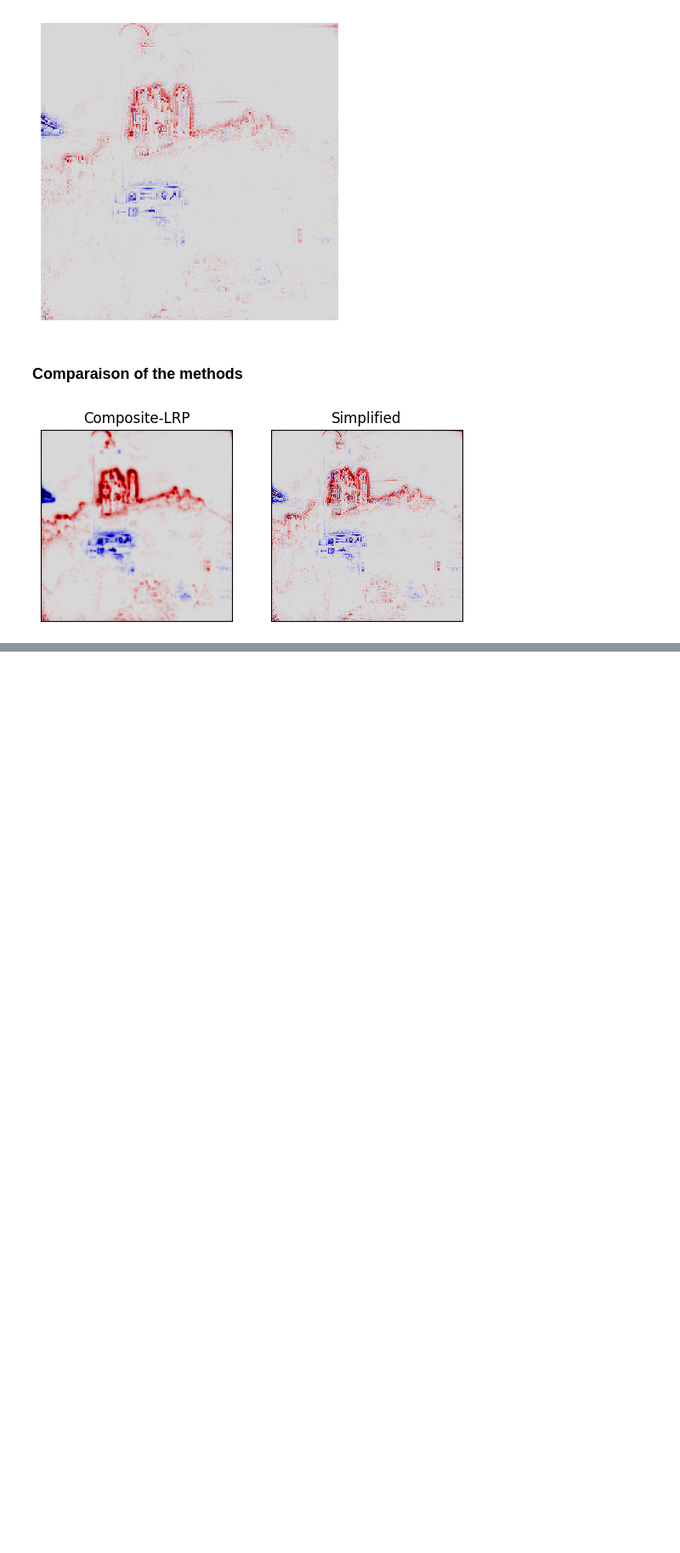
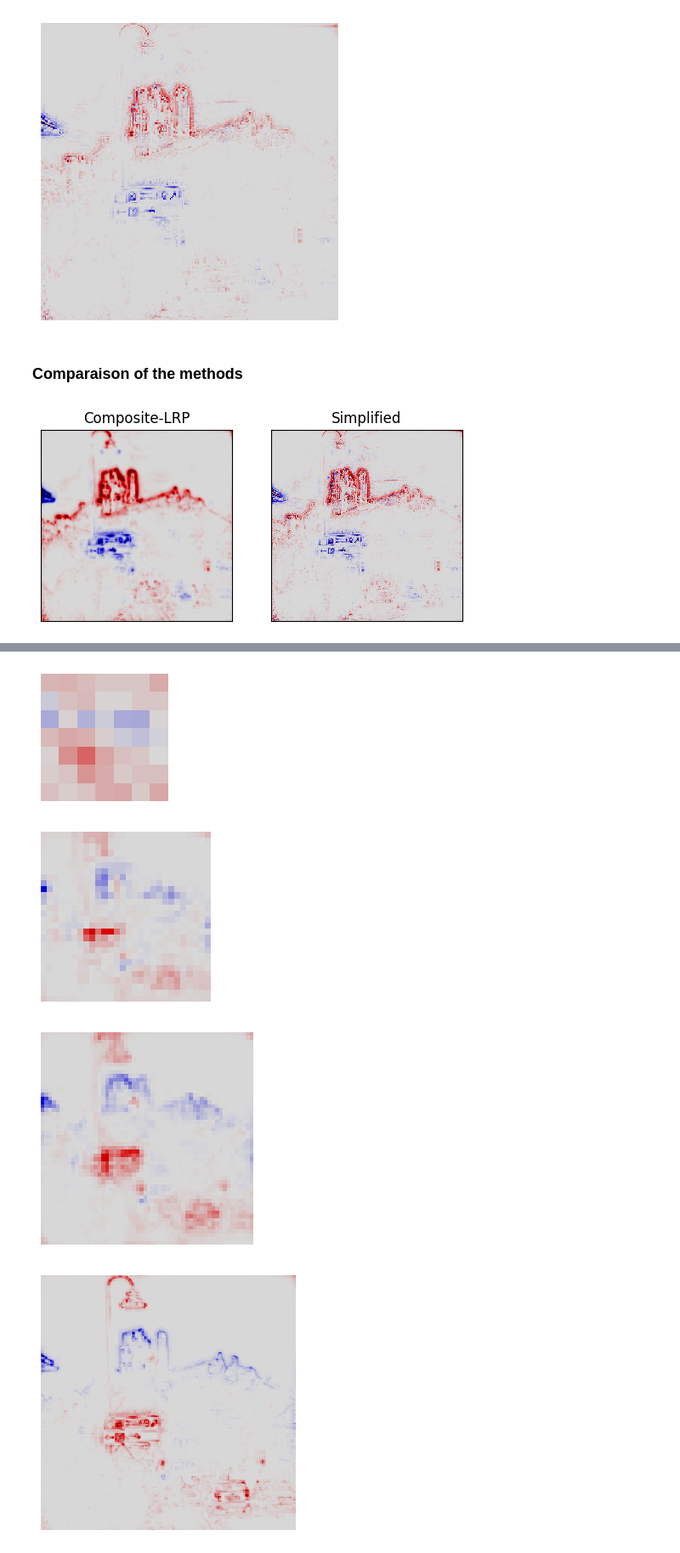
Before and after one commit to Red-Rapious/Semiring-LRP, a Jupyter notebook: code/vgg-abstract-semiring.ipynb, the cells around one changed output, grey strips where cells are left out. Shown at 85% size. Saved outputs shown, nothing was run; the diff lists cells and outputs as text; code cells hidden in the pictures; blank space fills up the shorter version.

```diff
--- a/code/vgg-abstract-semiring.ipynb
+++ b/code/vgg-abstract-semiring.ipynb
@@ -174,0 +185,41 @@ plt.show()
+# %%
+T = torch.FloatTensor((1.0*(np.arange(1000)==919).reshape([1,1000,1,1])))
+R = [None]*L + [(A[-1]*T).data]
+
+for l in range(0,L)[::-1]:
+    A[l] = (A[l].data).requires_grad_(True)
+
+    if isinstance(layers[l],torch.nn.MaxPool2d):
+        layers[l] = torch.nn.AvgPool2d(2)
+
+    if isinstance(layers[l],torch.nn.Conv2d) or isinstance(layers[l],torch.nn.AvgPool2d):
+
+        if l == 0:
+            rho = lambda p: p
+            incr = lambda z: z+1e-9
+        elif l <= 16:
+            rho = lambda p: p + 0.25*p.clamp(min=0)
+            incr = lambda z: z+1e-9
+        elif 17 <= l <= 30:
+            rho = lambda p: p
+            incr = lambda z: z+1e-9+0.25*((z**2).mean()**.5).data
+        elif l >= 31:
+            rho = lambda p: p
+            incr = lambda z: z+1e-9
+
+        z = incr(utils.newlayer(layers[l],rho).forward(A[l]))
+        s = (R[l+1]/z).data
+        (z*s).sum().backward()
+        c = A[l].grad
+        R[l] = (A[l]*c).data
+
+    else:
+        R[l] = R[l+1]
+# %%
+for i,l in enumerate([31,21,11,1, 0]):
+    utils.heatmap(np.array(R[l][0]).sum(axis=0),0.5*i+1.5,0.5*i+1.5)
+# %% [output]
+[figure, added]
+[figure, added]
+[figure, added]
+[figure, added]
```
Also changed, not shown: parts of 6 cells of this notebook.
